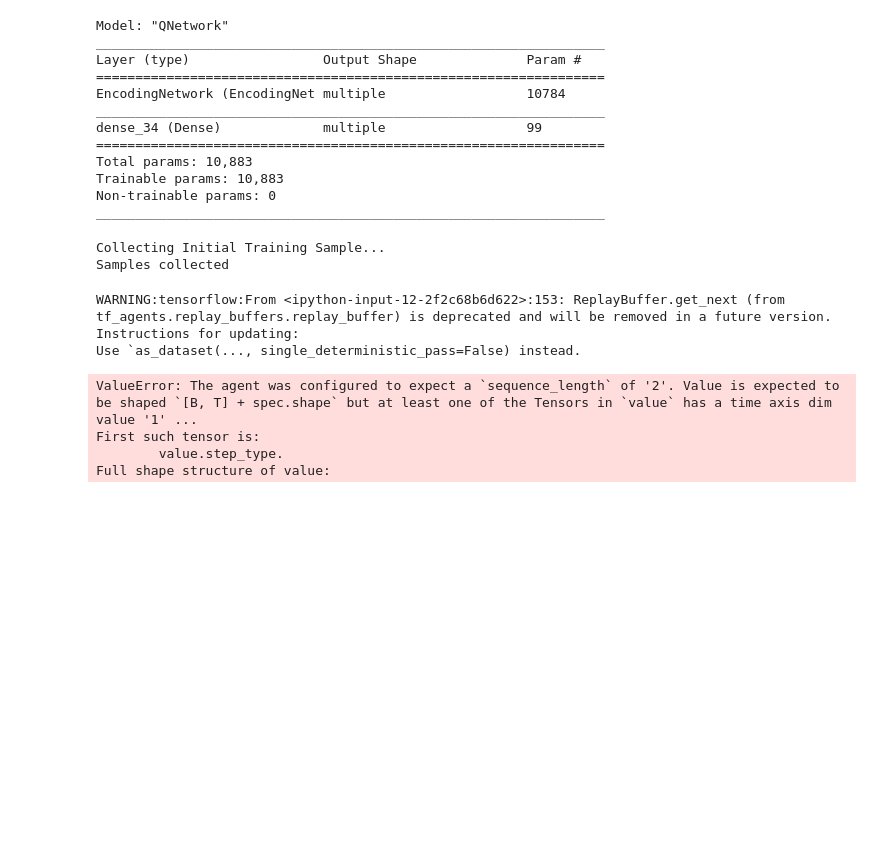
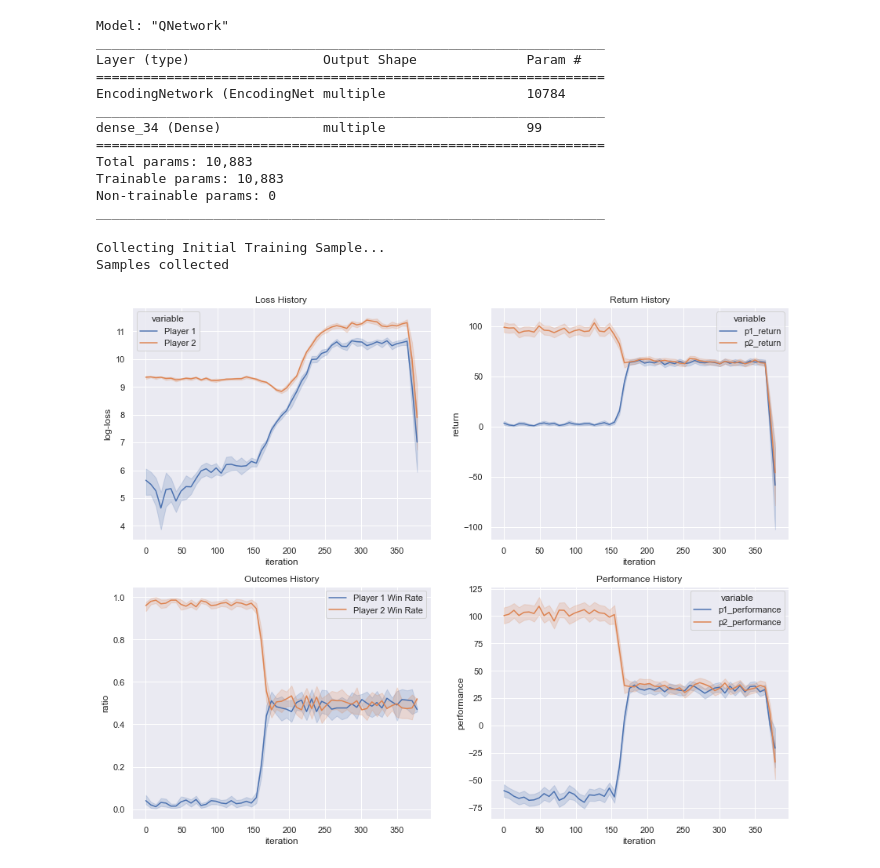
Before and after one commit to johannschwabe/ReinforcementLearningAuctions, a Jupyter notebook: English.ipynb, the cells around one changed output. Cells and saved outputs as stored; diff of their text form; code cells hidden in the pictures; blank space fills up the shorter version.

Commit message:
tests during training

```diff
--- a/English.ipynb
+++ b/English.ipynb
@@ -326,3 +337,16 @@ class IMAgent(DqnAgent):
+# %%
+def test(env, player_nr_1, player_nr_2):
+    time_step = env.reset()
+    player_nr_1.reset()
+    player_nr_2.reset()
+    players = cycle([player_nr_1, player_nr_2])
+    counter = 0
+    while counter < 150:
+        counter +=1
+        player = next(players)
+        player.act(collect=False)
+        if env.current_time_step().is_last():
+            return env.current_time_step()
 # %%
 random.seed(1)
 
@@ -417,7 +441,16 @@ def train():
             'p2_loss': p2_train_info.loss.numpy(),
         })
 
-def plot_history():
+def plot_history(do_test=False):
+    if do_test:
+        summed_revenue = 0
+        nr_test_games = 10
+        for _ in range(nr_test_games):
+            last_time_step = test(env=auction,player_nr_1=player_1,player_nr_2=player_2)
+            summed_revenue += true_reward(last_time_step.observation,1)
+            summed_revenue += true_reward(last_time_step.observation,2)
+        average_revenue = summed_revenue / (nr_test_games * 2)
+        print(average_revenue)
 
     games_data = pd.DataFrame.from_records(games)
     loss_data = pd.DataFrame.from_records(loss_infos)
@@ -484,15 +517,16 @@ def plot_history():
 
     plt.show()
 # %%
-num_iterations = 2000
+num_iterations = 1500
 initial_collect_episodes = 75
 episodes_per_iteration = 50
 train_steps_per_iteration = 1
-training_batch_size = 256
-training_num_steps = 1
-replay_buffer_size = 10 * episodes_per_iteration
-learning_rate = 1e-4
+training_batch_size = 128
+training_num_steps = 2
+replay_buffer_size = 30 * episodes_per_iteration
+learning_rate = 9e-5
 plot_interval = 10
+test_interval = 50
 # %%
 iteration = 1
 games = []
@@ -551,25 +585,22 @@ Samples collected
 # %%
 try:
     if iteration > 1:
         plot_history()
         clear_output(wait=True)
     while iteration < num_iterations:
         collect_training_data()
         train()
         iteration += 1
-        if iteration % plot_interval == 0:
+        if iteration % test_interval == 0:
+            plot_history(do_test=True)
+            clear_output(wait=True)
+        elif iteration % plot_interval == 0:
             plot_history()
             clear_output(wait=True)
 
 except KeyboardInterrupt:
     clear_output(wait=True)
     print('Interrupting training, plotting history...')
     plot_history()
 # %% [output]
-WARNING:tensorflow:From <ipython-input-12-2f2c68b6d622>:153: ReplayBuffer.get_next (from tf_agents.replay_buffers.replay_buffer) is deprecated and will be removed in a future version.
-Instructions for updating:
-Use `as_dataset(..., single_deterministic_pass=False) instead.
-ValueError: The agent was configured to expect a `sequence_length` of '2'. Value is expected to be shaped `[B, T] + spec.shape` but at least one of the Tensors in `value` has a time axis dim value '1' ...
-First such tensor is:
-        value.step_type.
-Full shape structure of value:
+[figure, added]
```
Also changed, not shown: parts of 5 cells of this notebook.
